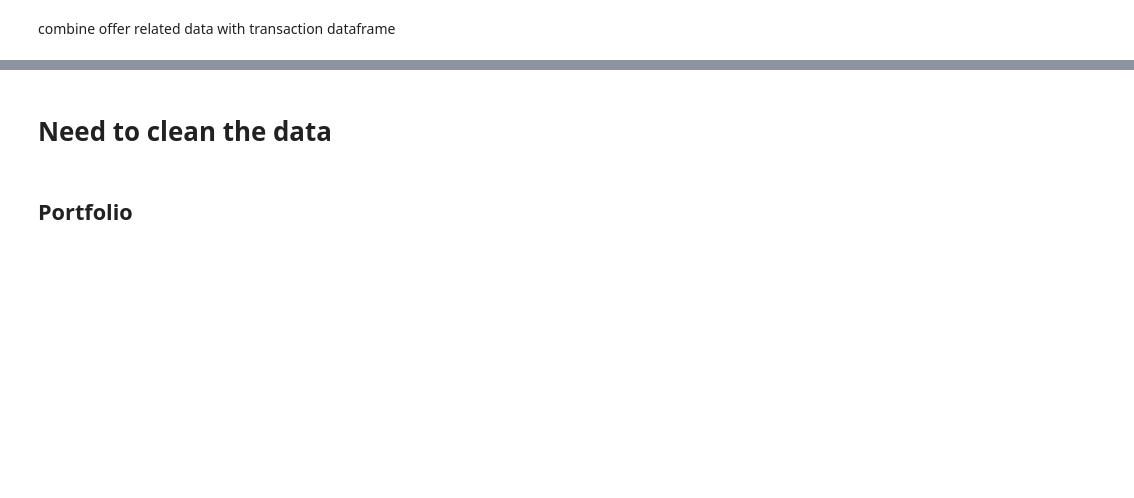
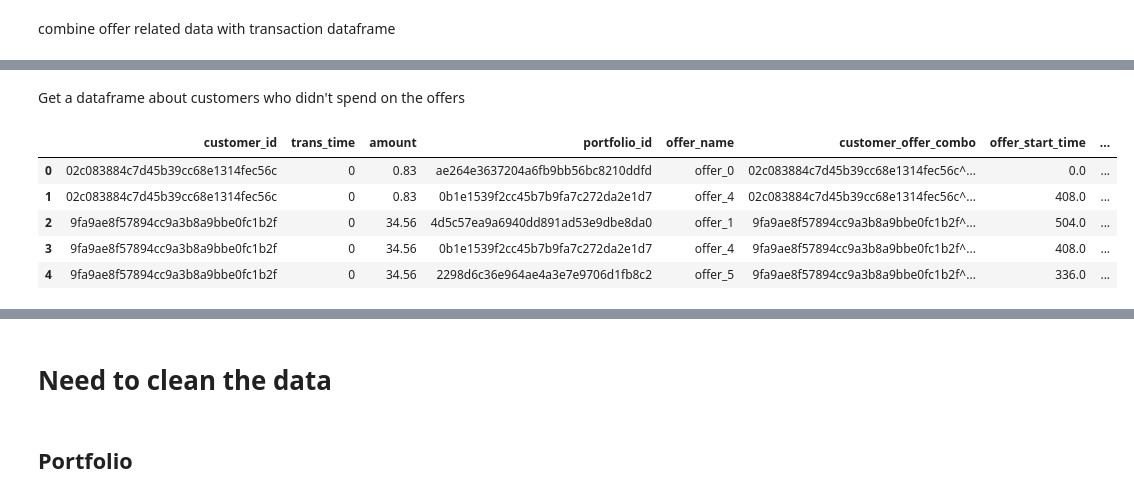
Before and after one commit to Mendy5/Udacity_Project_Capstone, a Jupyter notebook: Starbucks_Capstone_Notebook_v2.ipynb, the cells around one changed output, grey strips where cells are left out. Cells and saved outputs as stored; diff of their text form; code cells hidden in the pictures; blank space fills up the shorter version.

Commit message:
Update Starbucks_Capstone_Notebook_v2.ipynb
1. transform and combine all transcripts into a final dataframe

```diff
--- a/Starbucks_Capstone_Notebook_v2.ipynb
+++ b/Starbucks_Capstone_Notebook_v2.ipynb
@@ -1579,0 +1254,13 @@ offer_trans_final_df.head()
+# %% [markdown]
+Get a dataframe about customers who didn't spend on the offers
+# %%
+trans_wo_offer_temp_df = trans_trans_final_df.merge(trans_offers_final_df, on="customer_id", how="left")
+# %%
+trans_wo_offer_temp_df.head()
+# %% [output]
+|  | customer_id | trans_time | amount | portfolio_id | offer_name | customer_offer_combo | offer_start_time | ... |
+| 0 | 02c083884c7d45b39cc68e1314fec56c | 0 | 0.83 | ae264e3637204a6fb9bb56bc8210ddfd | offer_0 | 02c083884c7d45b39cc68e1314fec56c^... | 0.0 | ... |
+| 1 | 02c083884c7d45b39cc68e1314fec56c | 0 | 0.83 | 0b1e1539f2cc45b7b9fa7c272da2e1d7 | offer_4 | 02c083884c7d45b39cc68e1314fec56c^... | 408.0 | ... |
+| 2 | 9fa9ae8f57894cc9a3b8a9bbe0fc1b2f | 0 | 34.56 | 4d5c57ea9a6940dd891ad53e9dbe8da0 | offer_1 | 9fa9ae8f57894cc9a3b8a9bbe0fc1b2f^... | 504.0 | ... |
+| 3 | 9fa9ae8f57894cc9a3b8a9bbe0fc1b2f | 0 | 34.56 | 0b1e1539f2cc45b7b9fa7c272da2e1d7 | offer_4 | 9fa9ae8f57894cc9a3b8a9bbe0fc1b2f^... | 408.0 | ... |
+| 4 | 9fa9ae8f57894cc9a3b8a9bbe0fc1b2f | 0 | 34.56 | 2298d6c36e964ae4a3e7e9706d1fb8c2 | offer_5 | 9fa9ae8f57894cc9a3b8a9bbe0fc1b2f^... | 336.0 | ... |
```
Also changed, not shown: parts of 164 cells of this notebook.
